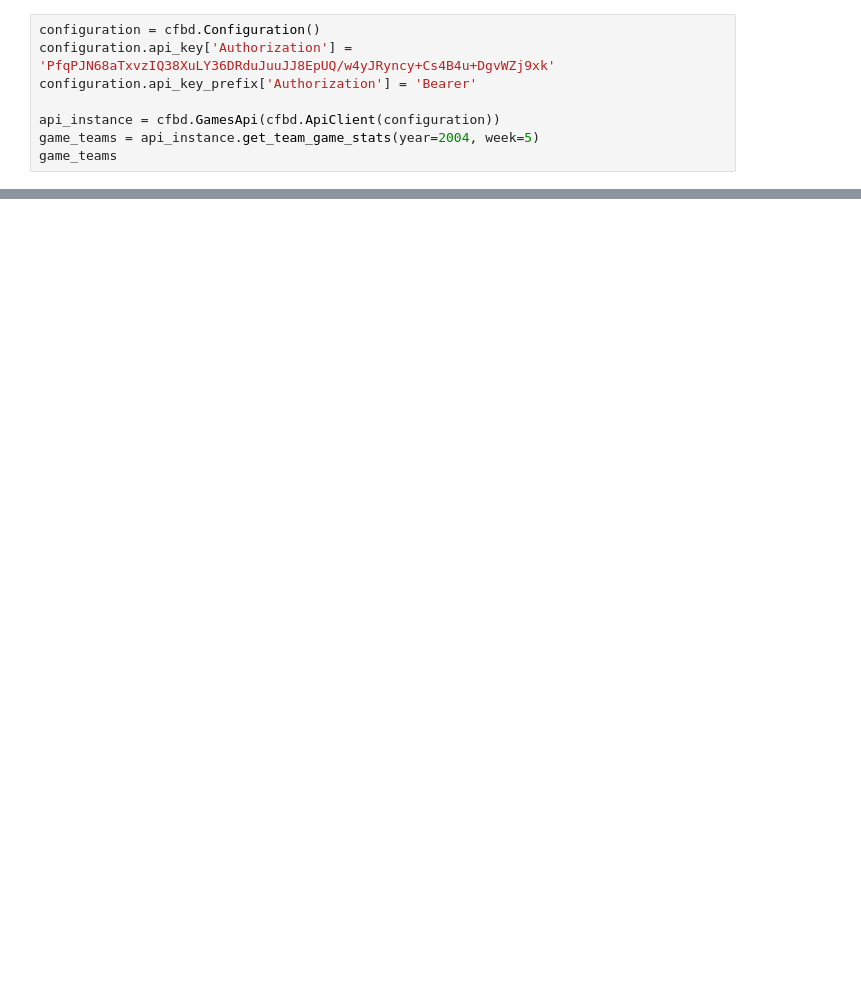
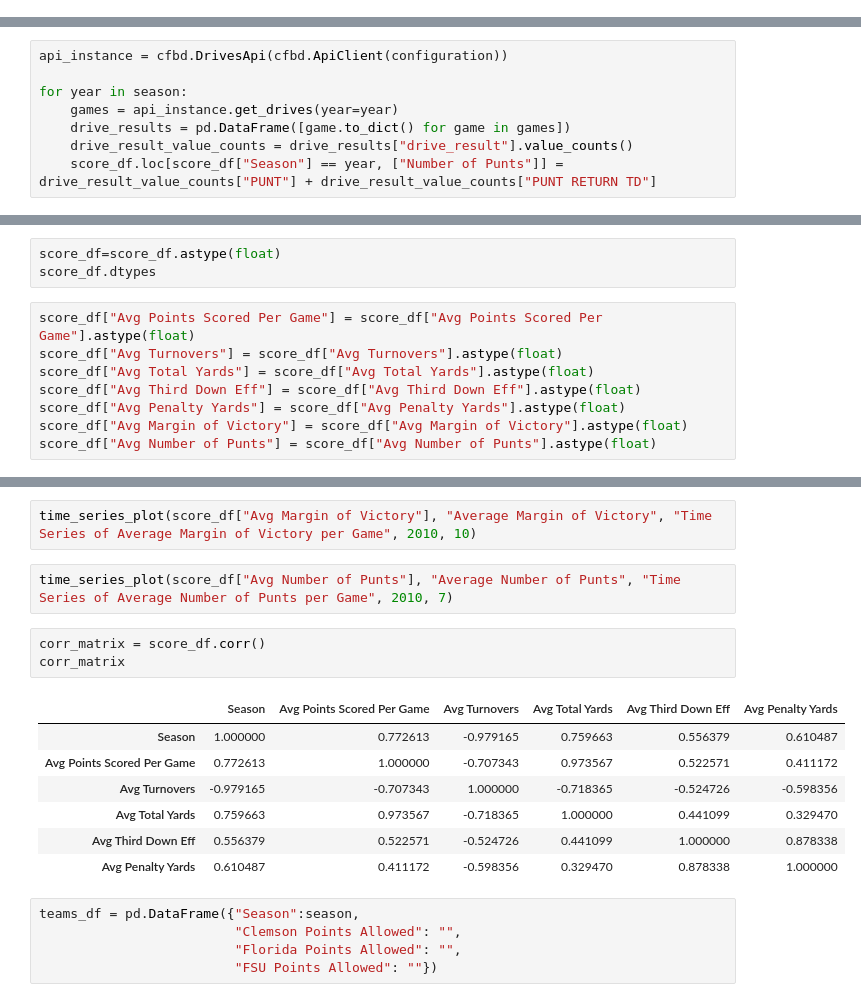
Before and after one commit to khutula/TigerGatorNole_Capstone1, a Jupyter notebook: project_starter_notebook.ipynb, the cells around one changed output, grey strips where cells are left out. Saved outputs shown, nothing was run; the diff lists cells and outputs as text; blank space fills up the shorter version.

```diff
--- a/project_starter_notebook.ipynb
+++ b/project_starter_notebook.ipynb
@@ -81,8 +83,0 @@ plt.show()
-# %%
-configuration = cfbd.Configuration()
-configuration.api_key['Authorization'] = 'PfqPJN68aTxvzIQ38XuLY36DRduJuuJJ8EpUQ/w4yJRyncy+Cs4B4u+DgvWZj9xk'
-configuration.api_key_prefix['Authorization'] = 'Bearer'
-
-api_instance = cfbd.GamesApi(cfbd.ApiClient(configuration))
-game_teams = api_instance.get_team_game_stats(year=2004, week=5)
-game_teams
@@ -120,0 +84,8 @@ plt.show()
+# %%
+api_instance = cfbd.DrivesApi(cfbd.ApiClient(configuration))
+
+for year in season:
+    games = api_instance.get_drives(year=year)
+    drive_results = pd.DataFrame([game.to_dict() for game in games])
+    drive_result_value_counts = drive_results["drive_result"].value_counts()
+    score_df.loc[score_df["Season"] == year, ["Number of Punts"]] = drive_result_value_counts["PUNT"] + drive_result_value_counts["PUNT RETURN TD"]
@@ -120,0 +133,11 @@ plt.show()
+# %%
+score_df=score_df.astype(float)
+score_df.dtypes
+# %%
+score_df["Avg Points Scored Per Game"] = score_df["Avg Points Scored Per Game"].astype(float)
+score_df["Avg Turnovers"] = score_df["Avg Turnovers"].astype(float)
+score_df["Avg Total Yards"] = score_df["Avg Total Yards"].astype(float)
+score_df["Avg Third Down Eff"] = score_df["Avg Third Down Eff"].astype(float)
+score_df["Avg Penalty Yards"] = score_df["Avg Penalty Yards"].astype(float)
+score_df["Avg Margin of Victory"] = score_df["Avg Margin of Victory"].astype(float)
+score_df["Avg Number of Punts"] = score_df["Avg Number of Punts"].astype(float)
@@ -120,0 +188,20 @@ plt.show()
+# %%
+time_series_plot(score_df["Avg Margin of Victory"], "Average Margin of Victory", "Time Series of Average Margin of Victory per Game", 2010, 10)
+# %%
+time_series_plot(score_df["Avg Number of Punts"], "Average Number of Punts", "Time Series of Average Number of Punts per Game", 2010, 7)
+# %%
+corr_matrix = score_df.corr()
+corr_matrix
+# %% [output]
+|  | Season | Avg Points Scored Per Game | Avg Turnovers | Avg Total Yards | Avg Third Down Eff | Avg Penalty Yards |
+| Season | 1.000000 | 0.772613 | -0.979165 | 0.759663 | 0.556379 | 0.610487 |
+| Avg Points Scored Per Game | 0.772613 | 1.000000 | -0.707343 | 0.973567 | 0.522571 | 0.411172 |
+| Avg Turnovers | -0.979165 | -0.707343 | 1.000000 | -0.718365 | -0.524726 | -0.598356 |
+| Avg Total Yards | 0.759663 | 0.973567 | -0.718365 | 1.000000 | 0.441099 | 0.329470 |
+| Avg Third Down Eff | 0.556379 | 0.522571 | -0.524726 | 0.441099 | 1.000000 | 0.878338 |
+| Avg Penalty Yards | 0.610487 | 0.411172 | -0.598356 | 0.329470 | 0.878338 | 1.000000 |
+# %%
+teams_df = pd.DataFrame({"Season":season,
+                         "Clemson Points Allowed": "",
+                         "Florida Points Allowed": "",
+                         "FSU Points Allowed": ""})
```
Also changed, not shown: parts of 21 cells of this notebook, 5 other files.
